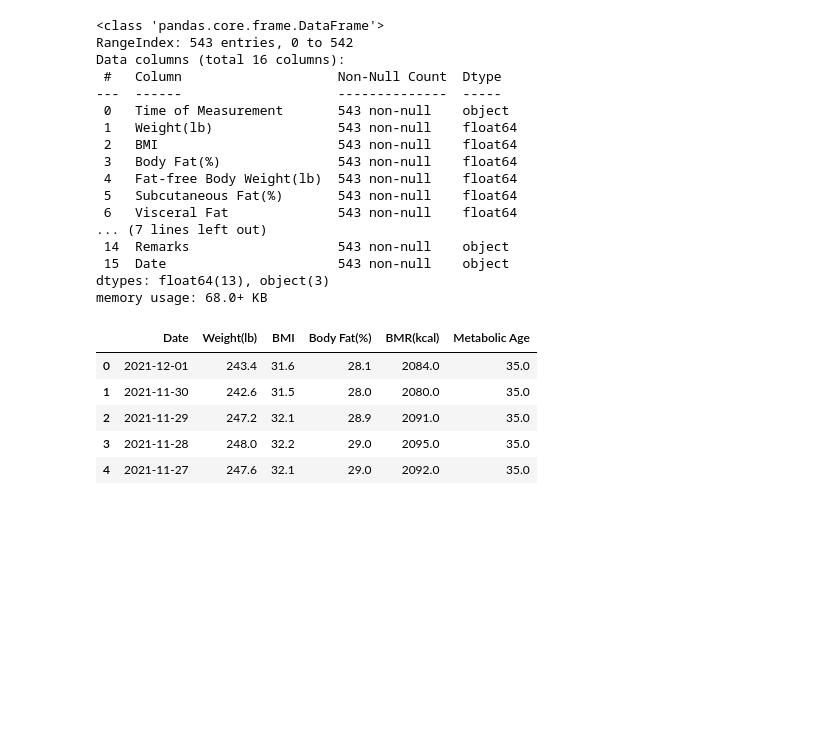
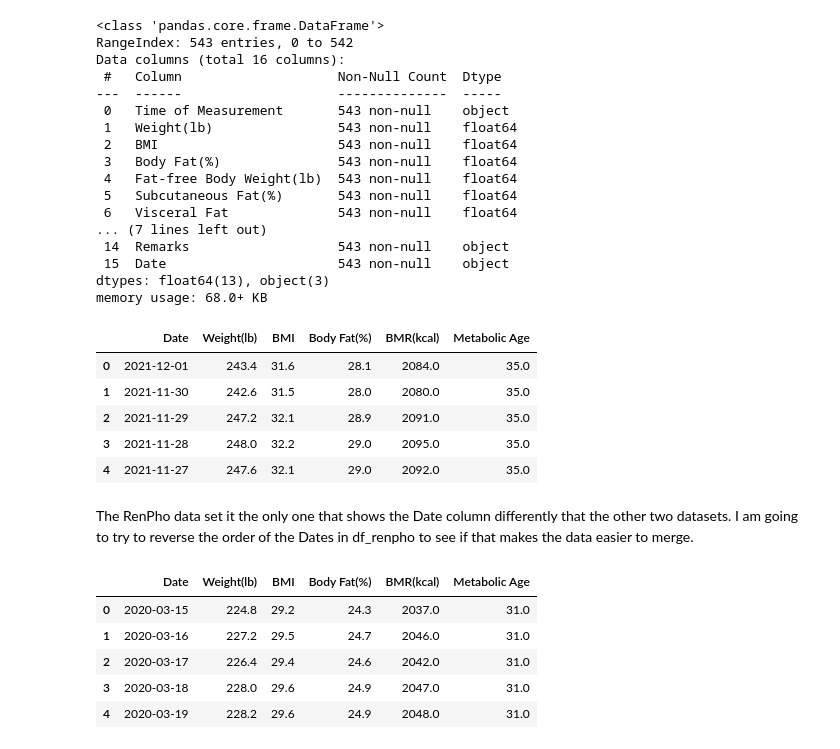
Before and after one commit to moferg/fitness-tracker, a Jupyter notebook: testing/fitness_tracker_test.ipynb, the cells around one changed output. Drawn from its saved outputs; the diff is of its cells as text; code cells hidden in the pictures; blank space fills up the shorter version.

```diff
--- a/testing/fitness_tracker_test.ipynb
+++ b/testing/fitness_tracker_test.ipynb
@@ -177,3 +177,18 @@ df_renpho_trimmed.head()
 | 2 | 2021-11-29 | 247.2 | 32.1 | 28.9 | 2091.0 | 35.0 |
 | 3 | 2021-11-28 | 248.0 | 32.2 | 29.0 | 2095.0 | 35.0 |
 | 4 | 2021-11-27 | 247.6 | 32.1 | 29.0 | 2092.0 | 35.0 |
+# %% [markdown]
+The RenPho data set it the only one that shows the Date column differently that the other two datasets. I am going to try to reverse the order of the Dates in df_renpho to see if that makes the data easier to merge.
+# %%
+df_renpho_trimmed_reversed = df_renpho_trimmed.iloc[::-1]
+
+df_renpho_trimmed_reversed = df_renpho_trimmed_reversed.reset_index().drop('index', axis=1)
+
+df_renpho_trimmed_reversed.head()
+# %% [output]
+|  | Date | Weight(lb) | BMI | Body Fat(%) | BMR(kcal) | Metabolic Age |
+| 0 | 2020-03-15 | 224.8 | 29.2 | 24.3 | 2037.0 | 31.0 |
+| 1 | 2020-03-16 | 227.2 | 29.5 | 24.7 | 2046.0 | 31.0 |
+| 2 | 2020-03-17 | 226.4 | 29.4 | 24.6 | 2042.0 | 31.0 |
+| 3 | 2020-03-18 | 228.0 | 29.6 | 24.9 | 2047.0 | 31.0 |
+| 4 | 2020-03-19 | 228.2 | 29.6 | 24.9 | 2048.0 | 31.0 |
```
Also changed, not shown: parts of 4 cells of this notebook.
